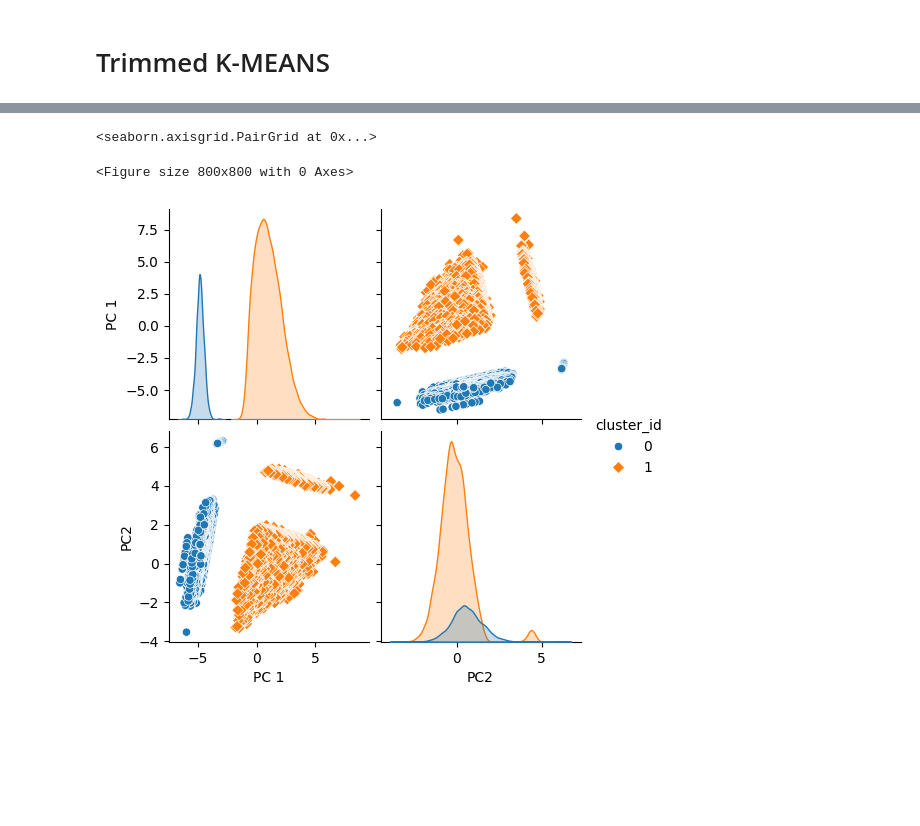
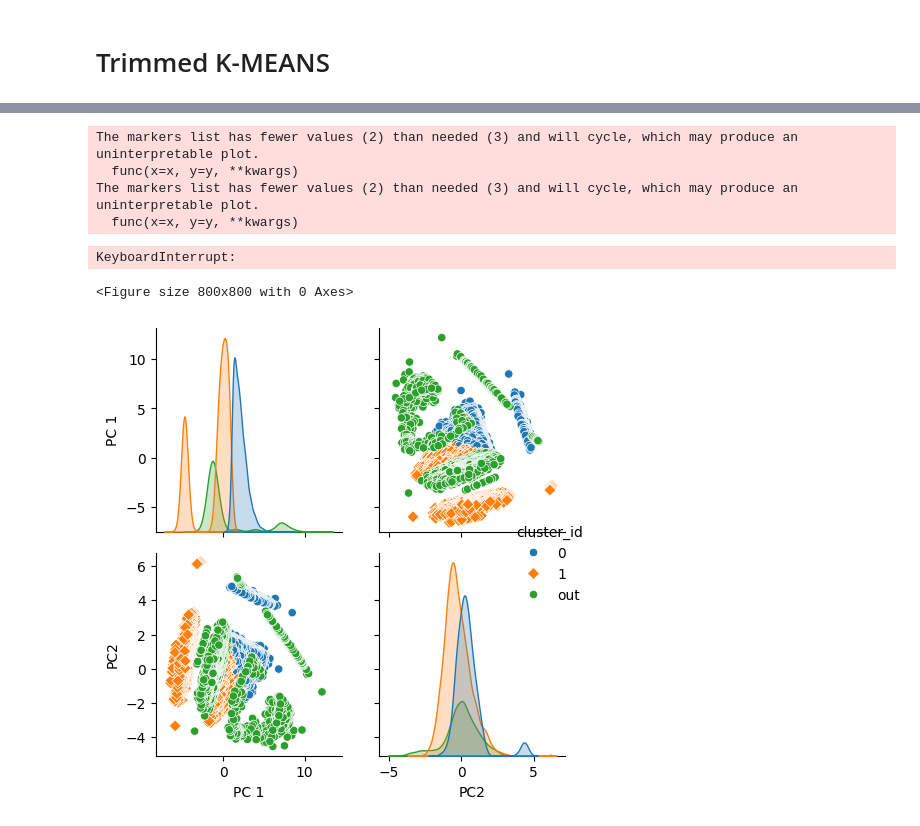
Before and after one commit to jptriciaestella/Skripsi-Kmeans-LTS, a Jupyter notebook: DATASET1/trimmed.ipynb, the cells around one changed output, grey strips where cells are left out. Drawn from its saved outputs; the diff is of its cells as text; code cells hidden in the pictures; blank space fills up the shorter version.

```diff
--- a/DATASET1/trimmed.ipynb
+++ b/DATASET1/trimmed.ipynb
@@ -305,10 +354,14 @@ df_pca_out
 # %%
 #plot data
 import seaborn as sns
 
 plt.figure(figsize=(8,8))
-sns.pairplot(data=df_pca, hue='cluster_id', markers=["o", "D"])
+sns.pairplot(data=df_pca_merge, hue='cluster_id', markers=["o", "D"])
 # %% [output]
-<seaborn.axisgrid.PairGrid at 0x...>
+The markers list has fewer values (2) than needed (3) and will cycle, which may produce an uninterpretable plot.
+  func(x=x, y=y, **kwargs)
+The markers list has fewer values (2) than needed (3) and will cycle, which may produce an uninterpretable plot.
+  func(x=x, y=y, **kwargs)
-<Figure size 800x800 with 0 Axes>
+KeyboardInterrupt:
+<Figure size 800x800 with 0 Axes>
-[figure, old version]
+[figure, new version]
```
Also changed, not shown: parts of 11 cells of this notebook, 17 other files.
